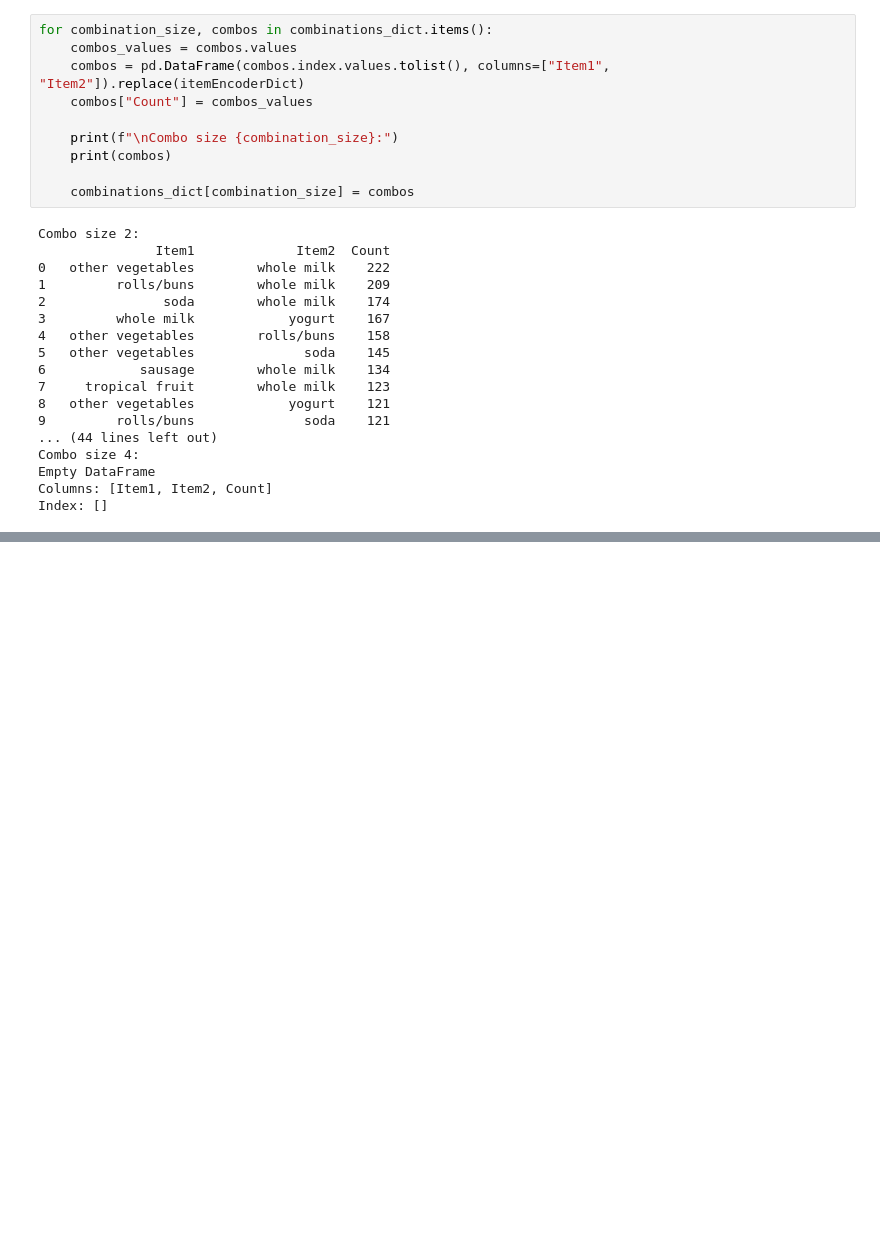
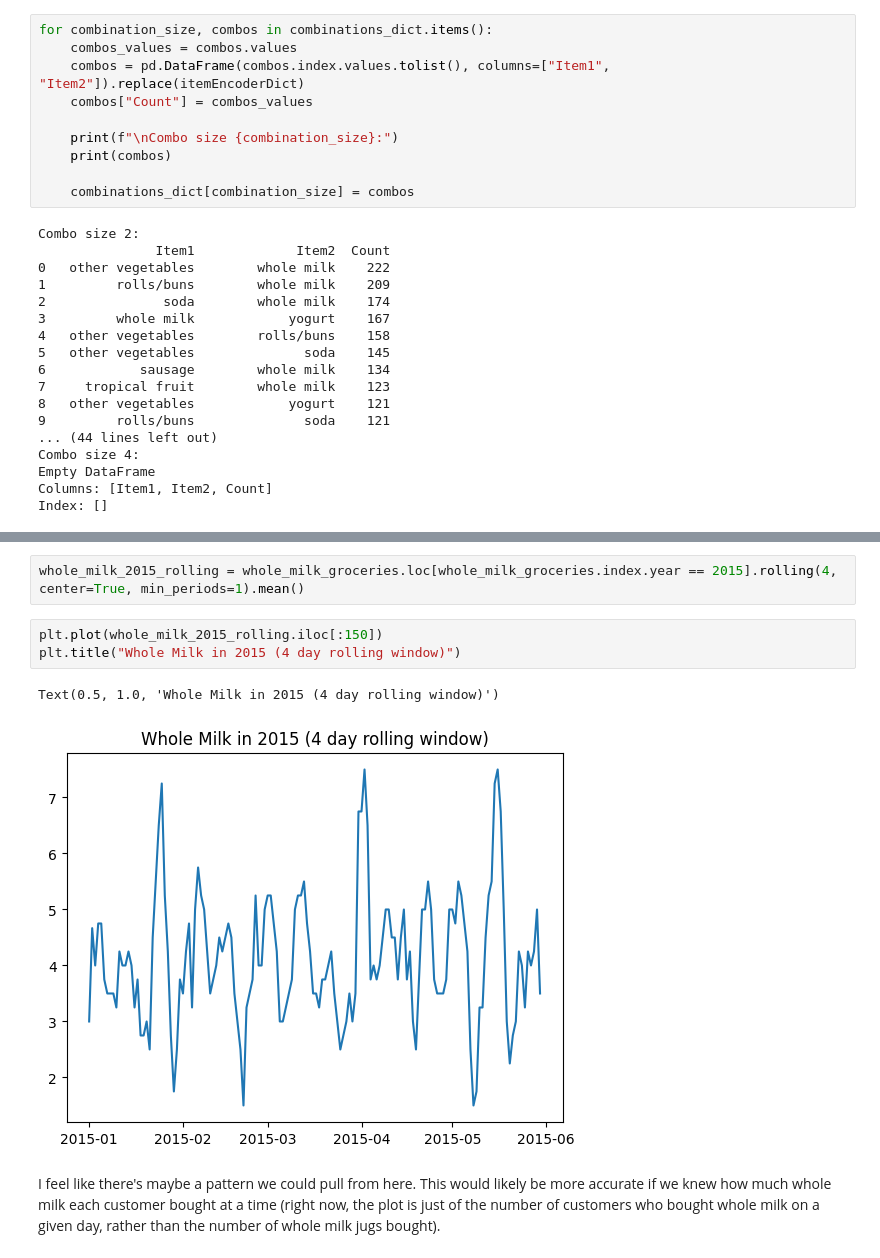
Before and after one commit to AvilashaHaldar/AJH_Kaggle_Apriori, a Jupyter notebook: apriori-analysis-of-grocery-baskets.ipynb, the cells around one changed output, grey strips where cells are left out. Saved outputs shown, nothing was run; the diff lists cells and outputs as text; blank space fills up the shorter version.

```diff
--- a/apriori-analysis-of-grocery-baskets.ipynb
+++ b/apriori-analysis-of-grocery-baskets.ipynb
@@ -295,0 +347,10 @@ From the looks of it, whole milk is incredibly popular and tends to be bought wi
+# %%
+whole_milk_2015_rolling = whole_milk_groceries.loc[whole_milk_groceries.index.year == 2015].rolling(4, center=True, min_periods=1).mean()
+# %%
+plt.plot(whole_milk_2015_rolling.iloc[:150])
+plt.title("Whole Milk in 2015 (4 day rolling window)")
+# %% [output]
+Text(0.5, 1.0, 'Whole Milk in 2015 (4 day rolling window)')
+[figure, added]
+# %% [markdown]
+I feel like there's maybe a pattern we could pull from here. This would likely be more accurate if we knew how much whole milk each customer bought at a time (right now, the plot is just of the number of customers who bought whole milk on a given day, rather than the number of whole milk jugs bought).
```
Also changed, not shown: parts of 14 cells of this notebook.
